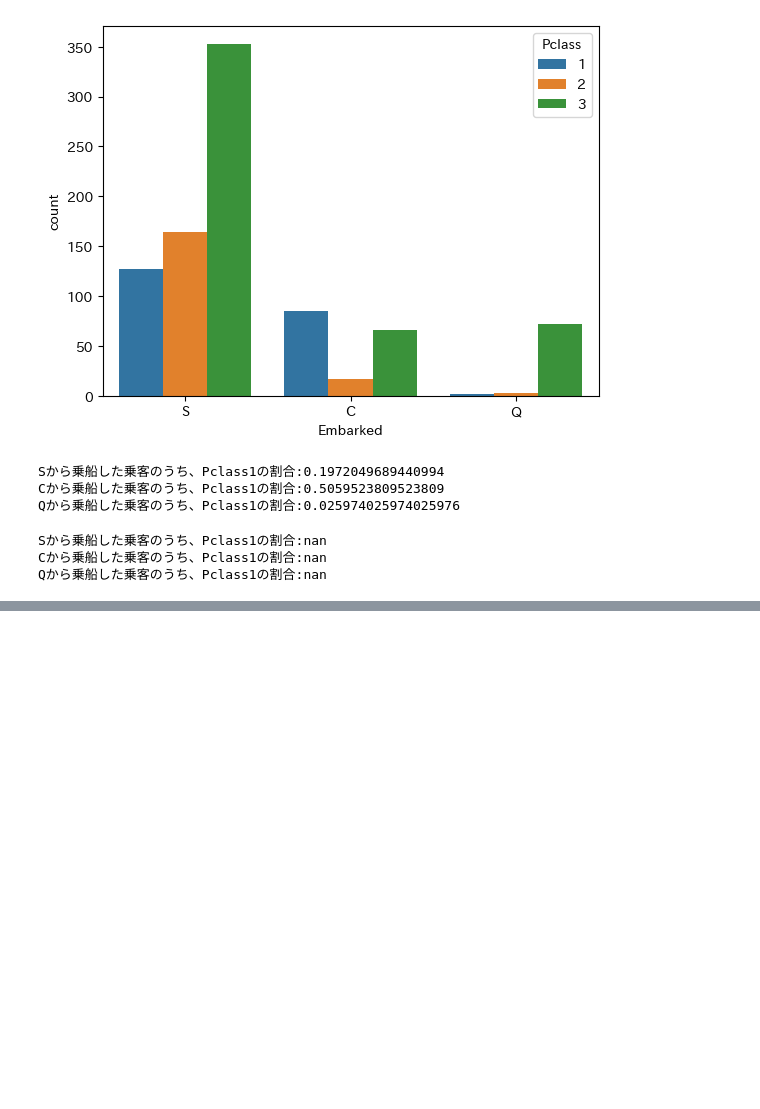
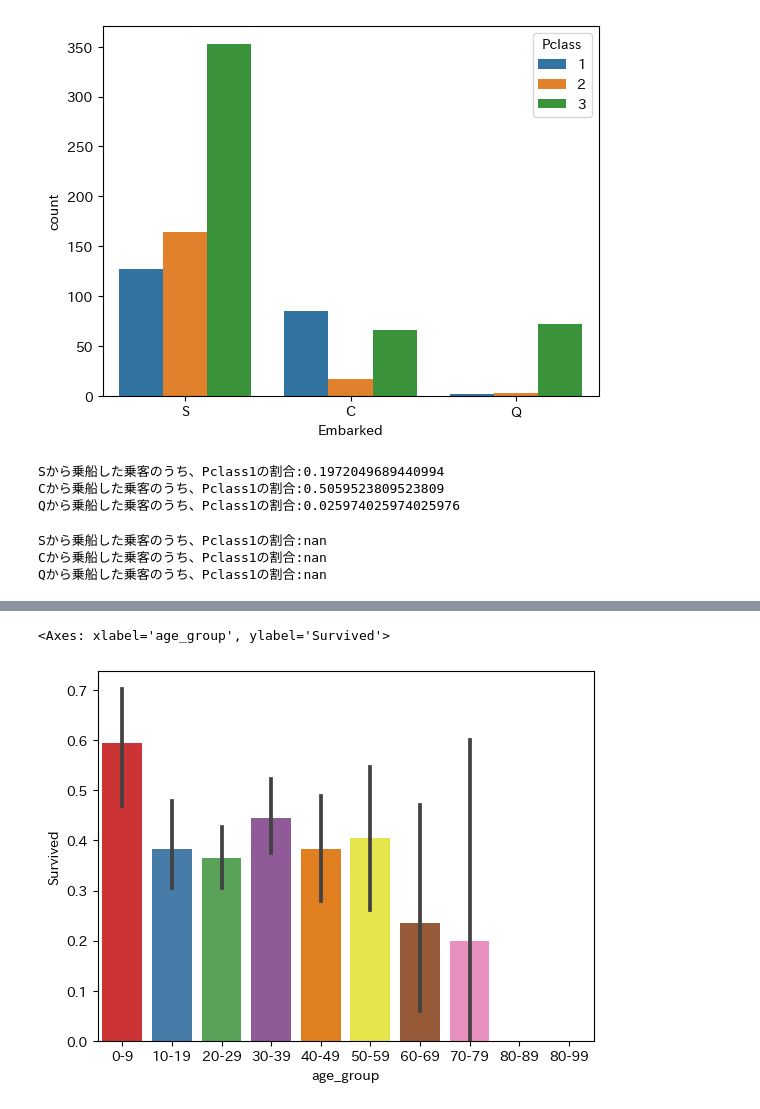
Before and after one commit to wakooota/titanic, a Jupyter notebook: titanic.ipynb, the cells around one changed output, grey strips where cells are left out. Saved outputs shown, nothing was run; the diff lists cells and outputs as text; code cells hidden in the pictures; blank space fills up the shorter version.

```diff
--- a/titanic.ipynb
+++ b/titanic.ipynb
@@ -252,0 +276,15 @@ Qから乗船した乗客のうち、Pclass1の割合:nan
+# %%
+#年齢別の生存率を求め、年代別に差異があるかを確認する。
+
+#①Age情報がない乗客をdfから落とす
+df_riv_age = train.drop(train.query('Age.isnull()').index)
+
+#②乗客を年代別にグルーピングする
+list = df_riv_age['Age']
+df_riv_age['age_group'] = pd.cut(list, [0, 10, 20, 30, 40, 50, 60, 70, 80, 90, 100], labels=['0-9', '10-19', '20-29', '30-39', '40-49', '50-59', '60-69','70-79', '80-89', '80-99'])
+
+#③年齢別の生存率を出力
+sns.barplot(x='age_group', y='Survived', data=df_riv_age, palette='Set1')
+# %% [output]
+<Axes: xlabel='age_group', ylabel='Survived'>
+[figure, added]
```
Also changed, not shown: parts of 5 cells of this notebook.
